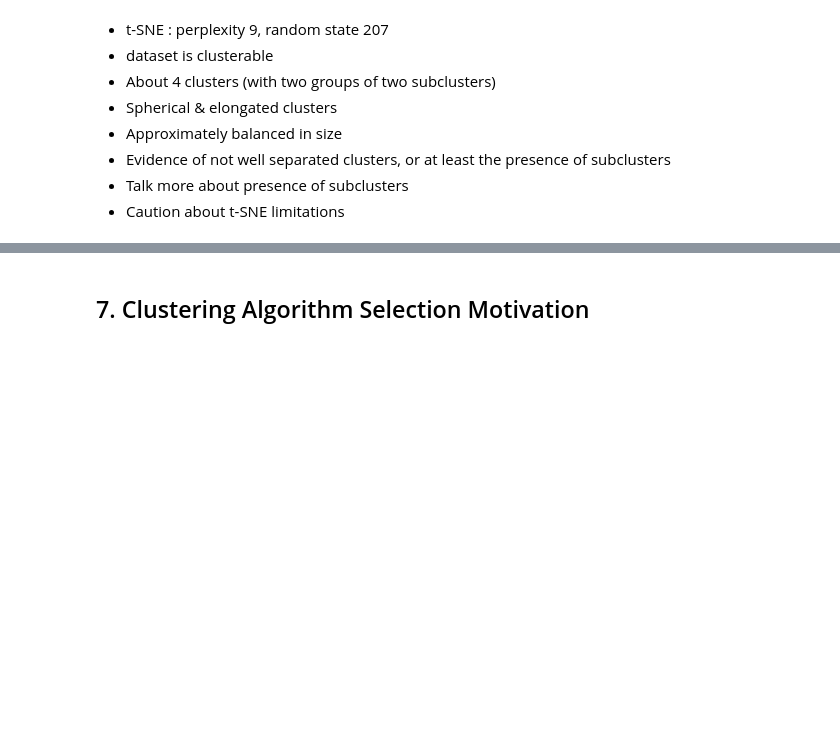
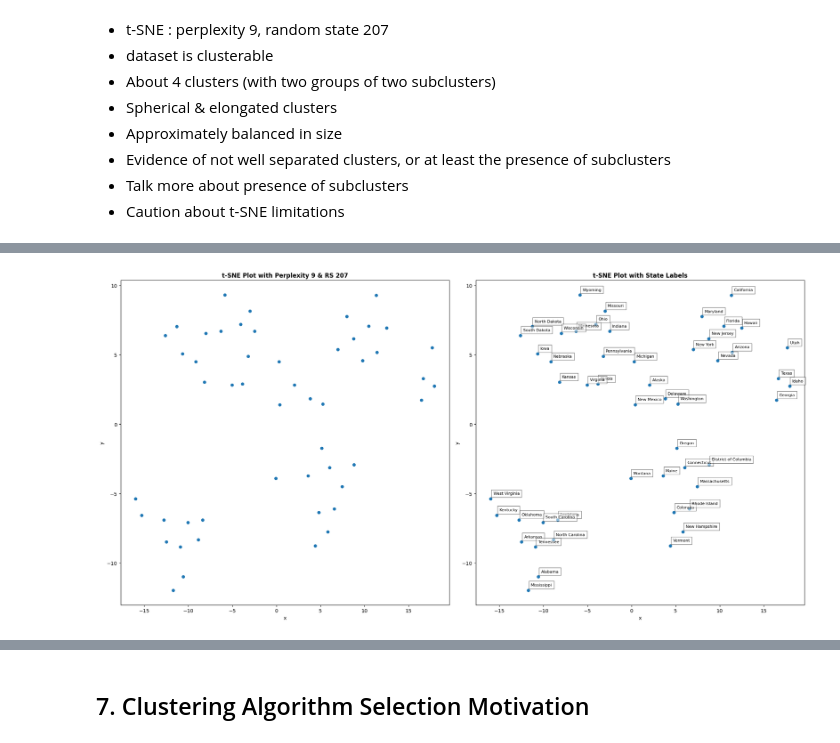
Before and after one commit to BenLeidig/stat437-project, a Jupyter notebook: project_template.ipynb, the cells around one changed output, grey strips where cells are left out. Cells and saved outputs as stored; diff of their text form; code cells hidden in the pictures; blank space fills up the shorter version.

```diff
--- a/project_template.ipynb
+++ b/project_template.ipynb
@@ -160,0 +220,25 @@ Understanding the t-SNE algorithm
+# %%
+_, (ax0, ax1) = plt.subplots(nrows=1, ncols=2, figsize=(20, 10))
+tsne = TSNE(
+    n_components=2, init='random',
+    perplexity=9, random_state=207
+)
+X_tsne = tsne.fit_transform(X_scaled)
+df_tsne = pd.DataFrame(X_tsne, columns=['x', 'y'])
+
+sns.scatterplot(x='x', y='y', data=df_tsne, ax=ax0, s=50)
+ax0.set_title('t-SNE Plot with Perplexity 9 & RS 207', fontweight='bold')
+
+sns.scatterplot(x='x', y='y', data=df_tsne, ax=ax1, s=50)
+ax1.set_title('t-SNE Plot with State Labels', fontweight='bold')
+for i in range(df_tsne.shape[0]):
+    ax1.text(
+        x=df_tsne.loc[i, 'x']+0.3, y=df_tsne.loc[i, 'y']+0.3,
+        s=states[i],
+        fontdict=dict(color='black', size=8), bbox=dict(facecolor='white', alpha=0.5)
+    )
+
+plt.tight_layout()
+plt.show()
+# %% [output]
+[figure, added]
```
Also changed, not shown: parts of 6 cells of this notebook.
